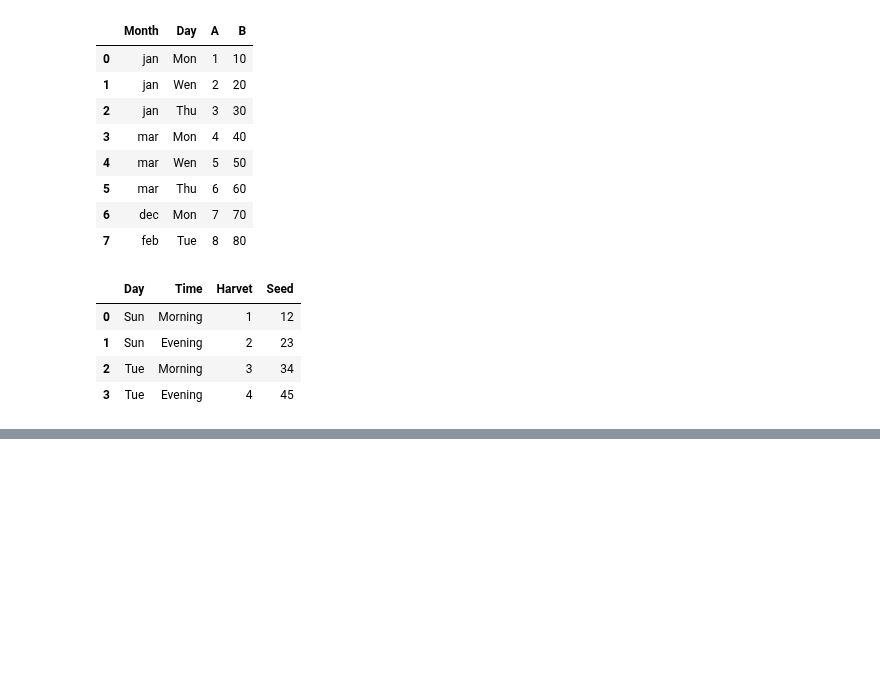
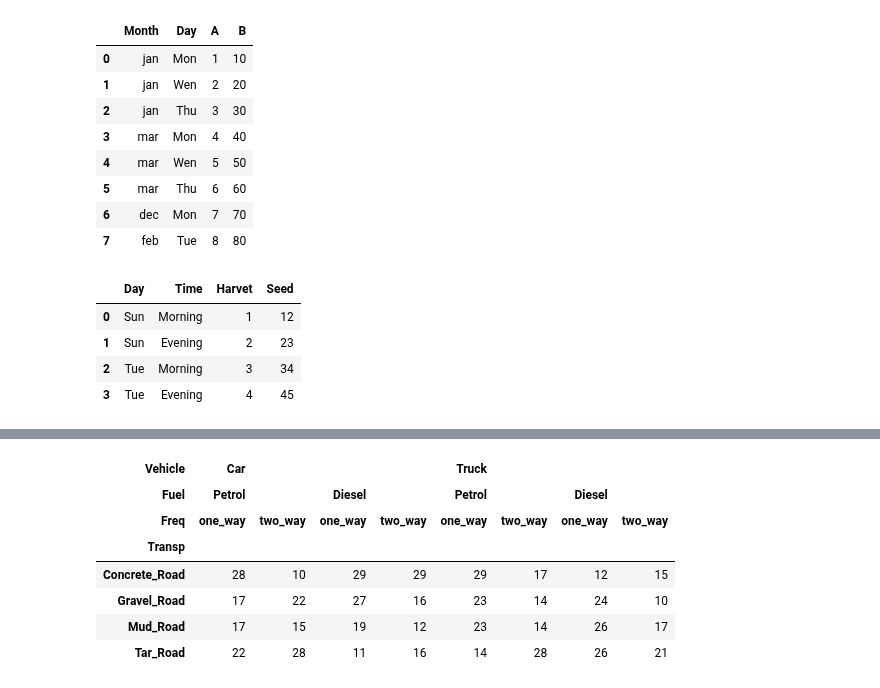
Before and after one commit to ramnagella/Demo, a Jupyter notebook: DA_Day8.ipynb, the cells around one changed output, grey strips where cells are left out. Drawn from its saved outputs; the diff is of its cells as text; code cells hidden in the pictures; blank space fills up the shorter version.

```diff
--- a/DA_Day8.ipynb
+++ b/DA_Day8.ipynb
@@ -319,0 +436,11 @@ df11
+# %%
+df40.unstack()
+# %% [output]
+| Vehicle | Car |  |  |  | Truck |  |  |  |
+| Fuel | Petrol |  | Diesel |  | Petrol |  | Diesel |  |
+| Freq | one_way | two_way | one_way | two_way | one_way | two_way | one_way | two_way |
+| Transp |  |  |  |  |  |  |  |  |
+| Concrete_Road | 28 | 10 | 29 | 29 | 29 | 17 | 12 | 15 |
+| Gravel_Road | 17 | 22 | 27 | 16 | 23 | 14 | 24 | 10 |
+| Mud_Road | 17 | 15 | 19 | 12 | 23 | 14 | 26 | 17 |
+| Tar_Road | 22 | 28 | 11 | 16 | 14 | 28 | 26 | 21 |
```
Also changed, not shown: parts of 15 cells of this notebook.
